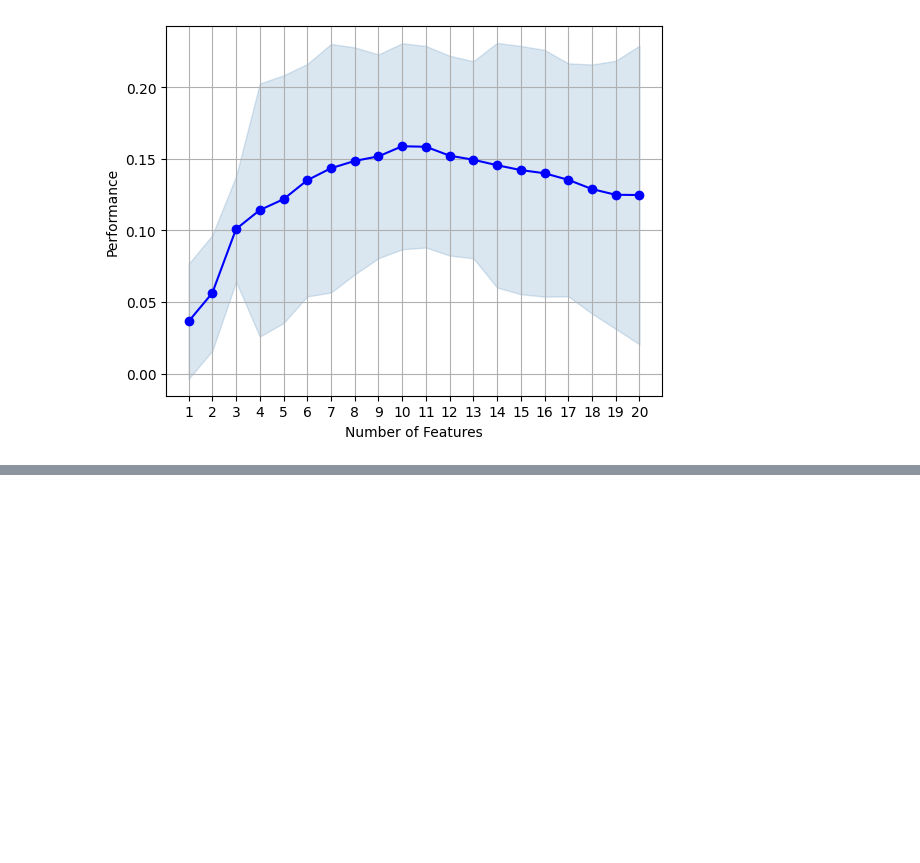
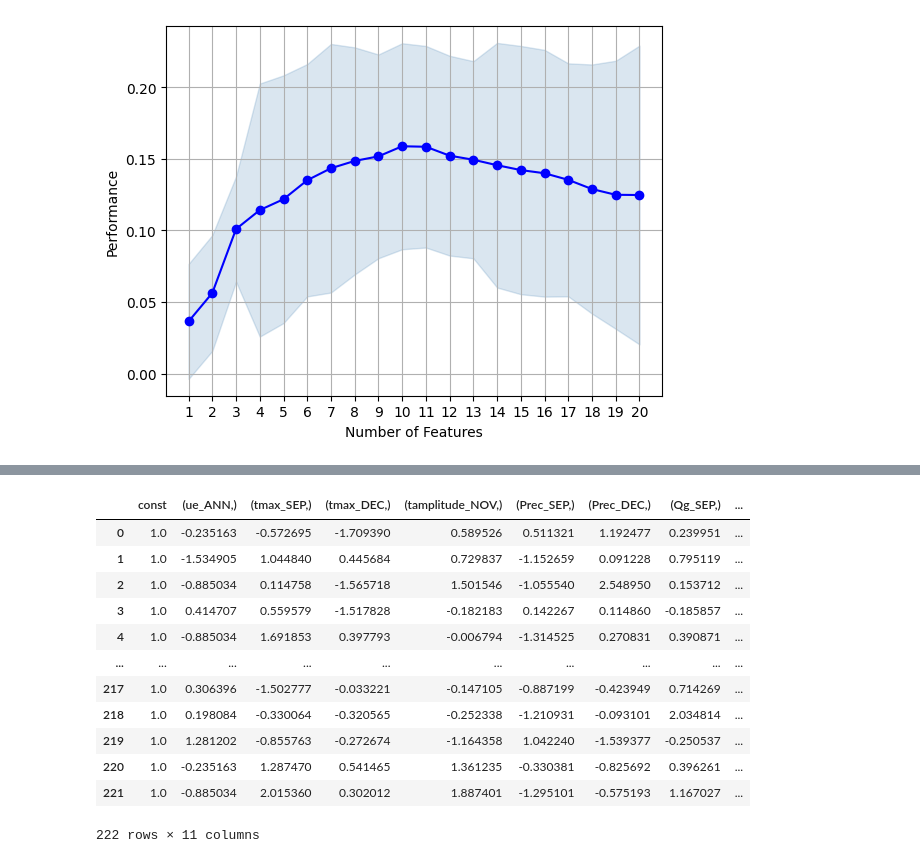
Before and after one commit to theusnevess/previsao-da-produtividade-do-amendoim, a Jupyter notebook: notebooks/Peanut_tech.ipynb, the cells around one changed output, grey strips where cells are left out. Cells and saved outputs as stored; diff of their text form; code cells hidden in the pictures; blank space fills up the shorter version.

```diff
--- a/notebooks/Peanut_tech.ipynb
+++ b/notebooks/Peanut_tech.ipynb
@@ -277,0 +297,34 @@ plt.grid()
+# %%
+import statsmodels.api as sm
+
+# Criando um dataframe com as 10 melhores features
+Xobs = Xpad[[
+    'ue_ANN',
+    'tmax_SEP',
+    'tmax_DEC',
+    'tamplitude_NOV',
+    'Prec_SEP',
+    'Prec_DEC',
+    'Qg_SEP',
+    'Qg_DEC',
+    'Qg_ANN',
+    'ETP_OCT'
+]]
+yobs = y
+
+# Adicionando coluna constante (ainda não ajustada)
+Xobs = sm.add_constant(Xobs)
+# %% [output]
+|  | const | (ue_ANN,) | (tmax_SEP,) | (tmax_DEC,) | (tamplitude_NOV,) | (Prec_SEP,) | (Prec_DEC,) | (Qg_SEP,) | ... |
+| 0 | 1.0 | -0.235163 | -0.572695 | -1.709390 | 0.589526 | 0.511321 | 1.192477 | 0.239951 | ... |
+| 1 | 1.0 | -1.534905 | 1.044840 | 0.445684 | 0.729837 | -1.152659 | 0.091228 | 0.795119 | ... |
+| 2 | 1.0 | -0.885034 | 0.114758 | -1.565718 | 1.501546 | -1.055540 | 2.548950 | 0.153712 | ... |
+| 3 | 1.0 | 0.414707 | 0.559579 | -1.517828 | -0.182183 | 0.142267 | 0.114860 | -0.185857 | ... |
+| 4 | 1.0 | -0.885034 | 1.691853 | 0.397793 | -0.006794 | -1.314525 | 0.270831 | 0.390871 | ... |
+| ... | ... | ... | ... | ... | ... | ... | ... | ... | ... |
+| 217 | 1.0 | 0.306396 | -1.502777 | -0.033221 | -0.147105 | -0.887199 | -0.423949 | 0.714269 | ... |
+| 218 | 1.0 | 0.198084 | -0.330064 | -0.320565 | -0.252338 | -1.210931 | -0.093101 | 2.034814 | ... |
+| 219 | 1.0 | 1.281202 | -0.855763 | -0.272674 | -1.164358 | 1.042240 | -1.539377 | -0.250537 | ... |
+| 220 | 1.0 | -0.235163 | 1.287470 | 0.541465 | 1.361235 | -0.330381 | -0.825692 | 0.396261 | ... |
+| 221 | 1.0 | -0.885034 | 2.015360 | 0.302012 | 1.887401 | -1.295101 | -0.575193 | 1.167027 | ... |
+222 rows × 11 columns
```
Also changed, not shown: parts of 5 cells of this notebook.
